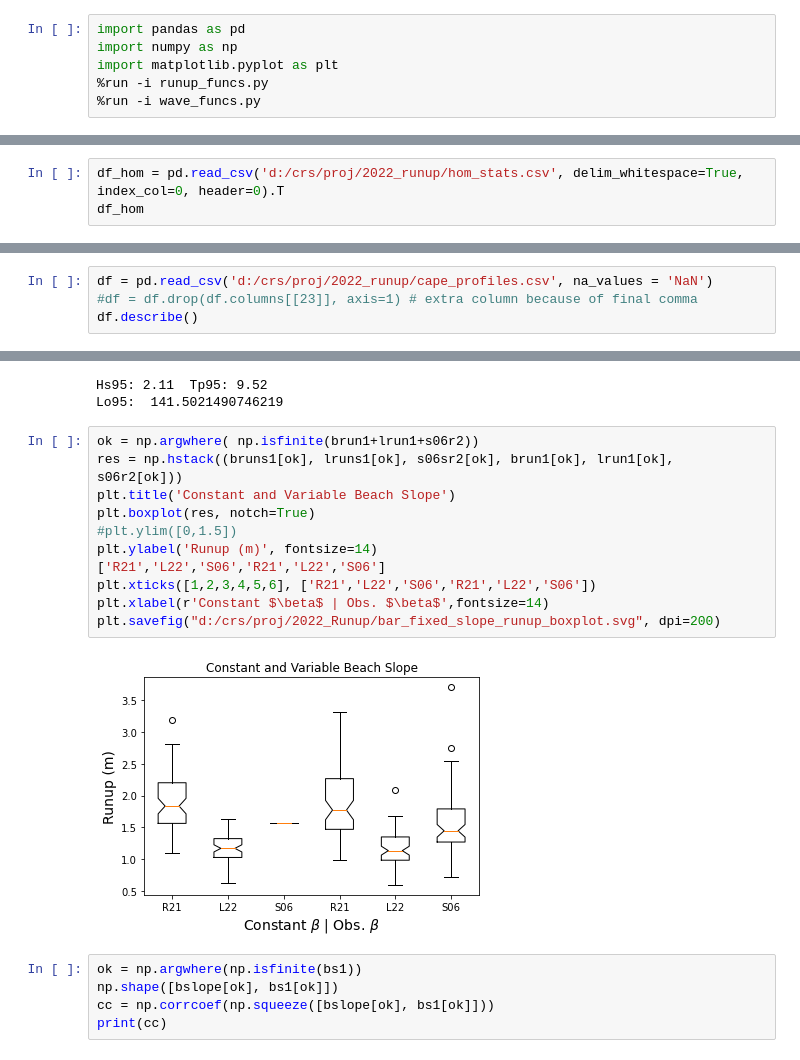
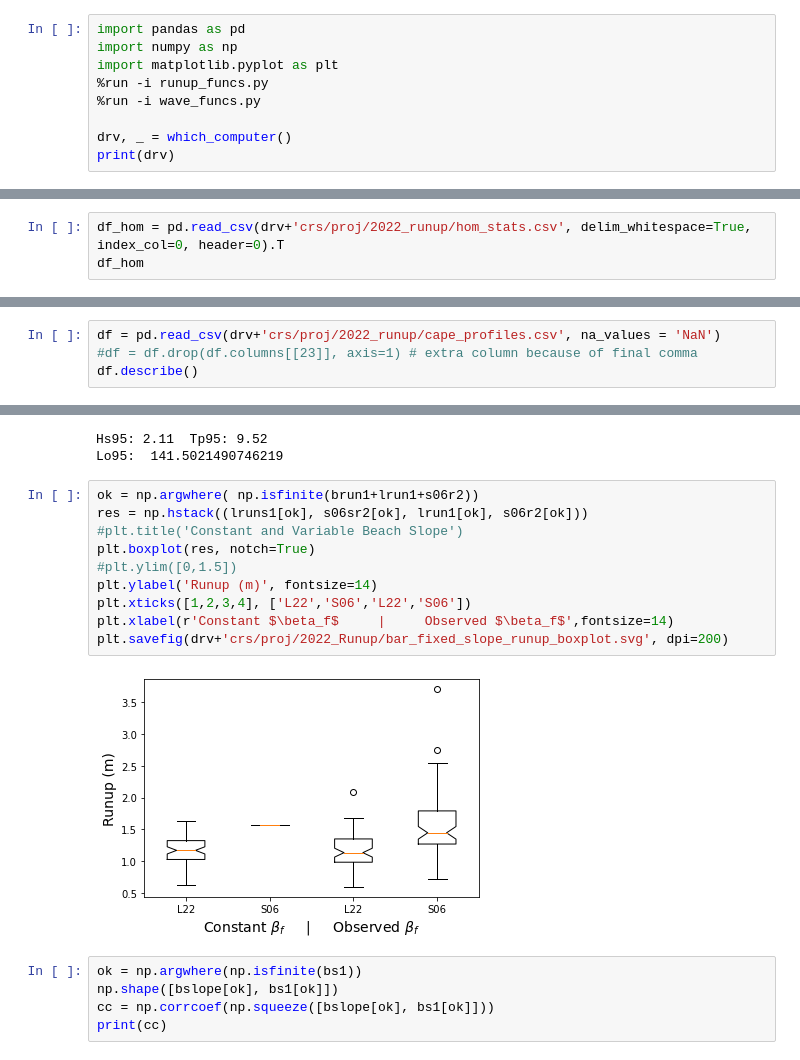
Before and after one commit to csherwood-usgs/runup, a Jupyter notebook: cc_profile_plots.ipynb, the cells around one changed output, grey strips where cells are left out. Cells and saved outputs as stored; diff of their text form.

```diff
--- a/cc_profile_plots.ipynb
+++ b/cc_profile_plots.ipynb
@@ -4,3 +4,6 @@ import numpy as np
 import matplotlib.pyplot as plt
 %run -i runup_funcs.py
 %run -i wave_funcs.py
+
+drv, _ = which_computer()
+print(drv)
@@ -7,5 +12,5 @@ import matplotlib.pyplot as plt
 # %%
-df_hom = pd.read_csv('d:/crs/proj/2022_runup/hom_stats.csv', delim_whitespace=True, index_col=0, header=0).T
+df_hom = pd.read_csv(drv+'crs/proj/2022_runup/hom_stats.csv', delim_whitespace=True, index_col=0, header=0).T
 df_hom
 # %% [output]
 | var | H_s | T_p | Dir | Dir_scaled | H0L0 | Iribarren | WL | subtidal | tides | runup | ... |
@@ -24,7 +29,7 @@ print(Hs95, Tp95)
 # %% [output]
 2.11 9.52
 # %%
-df = pd.read_csv('d:/crs/proj/2022_runup/cape_profiles.csv', na_values = 'NaN')
+df = pd.read_csv(drv+'crs/proj/2022_runup/cape_profiles.csv', na_values = 'NaN')
 #df = df.drop(df.columns[[23]], axis=1) # extra column because of final comma
 df.describe()
 # %% [output]
@@ -182,17 +188,16 @@ Hs95: 2.11  Tp95: 9.52
 Lo95:  141.5021490746219
 # %%
 ok = np.argwhere( np.isfinite(brun1+lrun1+s06r2))
-res = np.hstack((bruns1[ok], lruns1[ok], s06sr2[ok], brun1[ok], lrun1[ok], s06r2[ok]))
-plt.title('Constant and Variable Beach Slope')
+res = np.hstack((lruns1[ok], s06sr2[ok], lrun1[ok], s06r2[ok]))
+#plt.title('Constant and Variable Beach Slope')
 plt.boxplot(res, notch=True)
 #plt.ylim([0,1.5])
 plt.ylabel('Runup (m)', fontsize=14)
-['R21','L22','S06','R21','L22','S06']
-plt.xticks([1,2,3,4,5,6], ['R21','L22','S06','R21','L22','S06'])
-plt.xlabel(r'Constant $\beta$ | Obs. $\beta$',fontsize=14)
-plt.savefig("d:/crs/proj/2022_Runup/bar_fixed_slope_runup_boxplot.svg", dpi=200)
+plt.xticks([1,2,3,4], ['L22','S06','L22','S06'])
+plt.xlabel(r'Constant $\beta_f$     |     Observed $\beta_f$',fontsize=14)
+plt.savefig(drv+'crs/proj/2022_Runup/bar_fixed_slope_runup_boxplot.svg', dpi=200)
 # %% [output]
-[figure, old version]
+[figure, new version]
 # %%
 ok = np.argwhere(np.isfinite(bs1))
 np.shape([bslope[ok], bs1[ok]])
```
Also changed, not shown: parts of 12 cells of this notebook, 3 other files.
